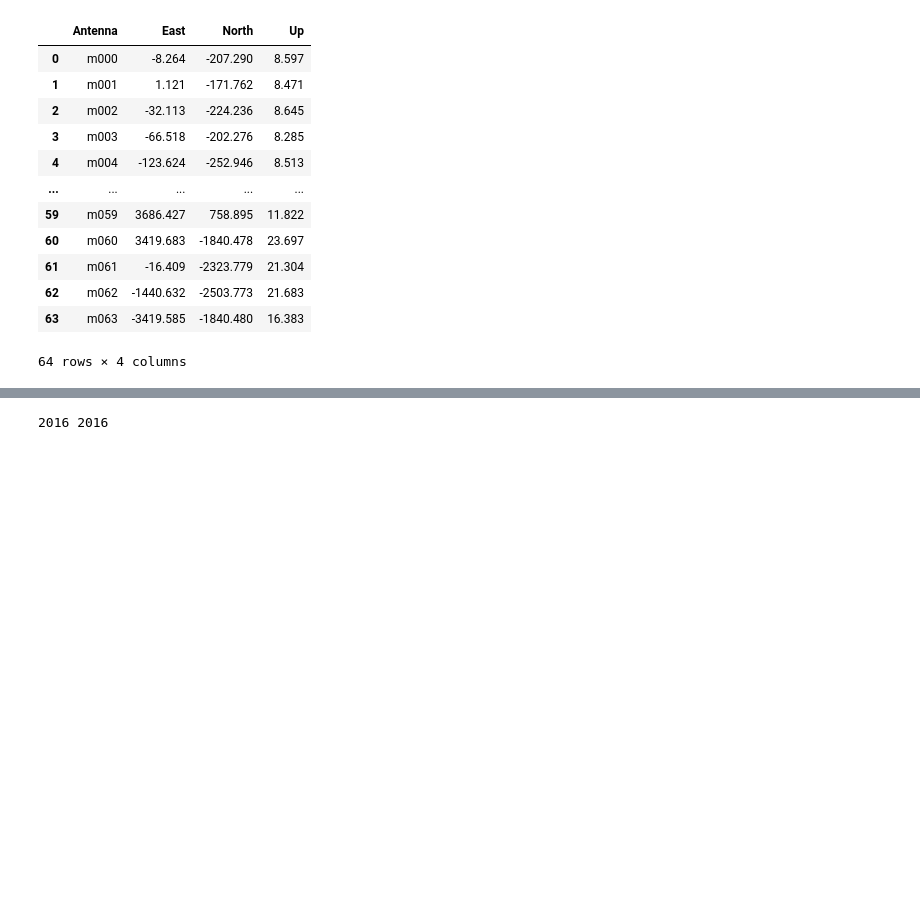
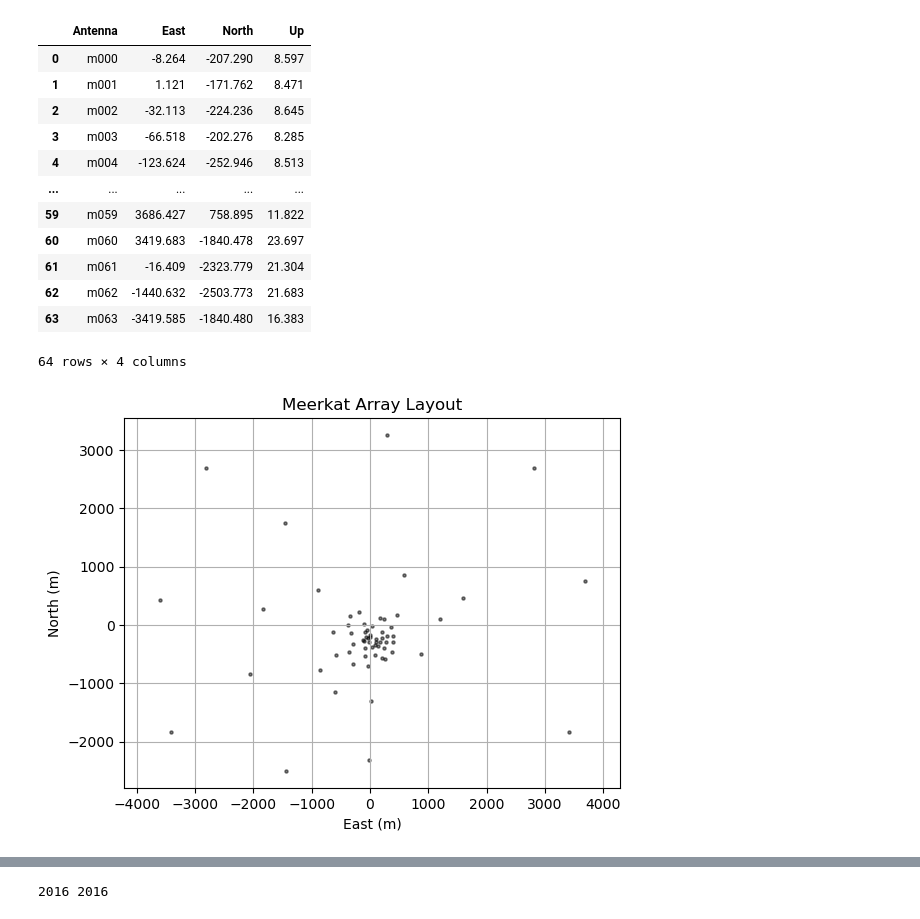
Before and after one commit to shubhagrawal30/crossLIM, a Jupyter notebook: interferometer/uv.ipynb, the cells around one changed output, grey strips where cells are left out. Saved outputs shown, nothing was run; the diff lists cells and outputs as text; code cells hidden in the pictures; blank space fills up the shorter version.

Commit message:
maxmin meerkat

```diff
--- a/interferometer/uv.ipynb
+++ b/interferometer/uv.ipynb
@@ -23,3 +23,14 @@ df
 | 62 | m062 | -1440.632 | -2503.773 | 21.683 |
 | 63 | m063 | -3419.585 | -1840.480 | 16.383 |
 64 rows × 4 columns
+# %%
+plt.figure()
+plt.scatter(df['East'], df['North'], s=5, c='k', alpha=0.5)
+plt.xlabel('East (m)')
+plt.ylabel('North (m)')
+plt.title('Meerkat Array Layout')
+plt.grid()
+plt.axis('equal')
+plt.show()
+# %% [output]
+[figure, added]
```
Also changed, not shown: parts of 10 cells of this notebook, 2 other files.
